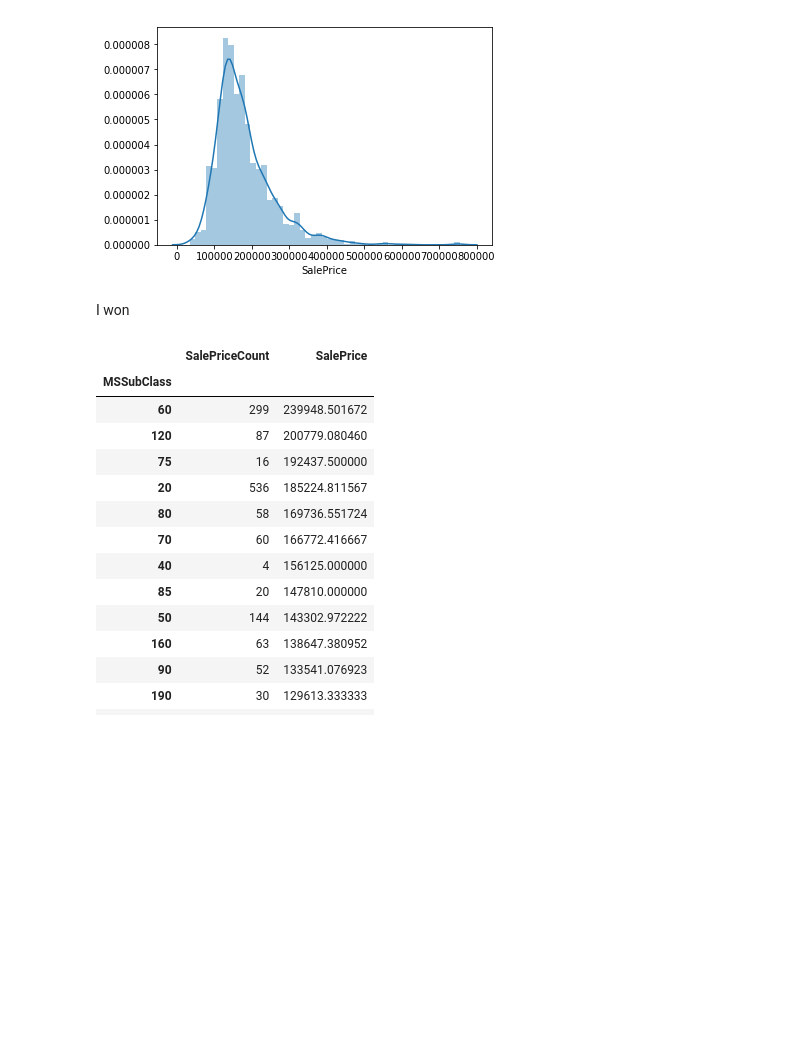
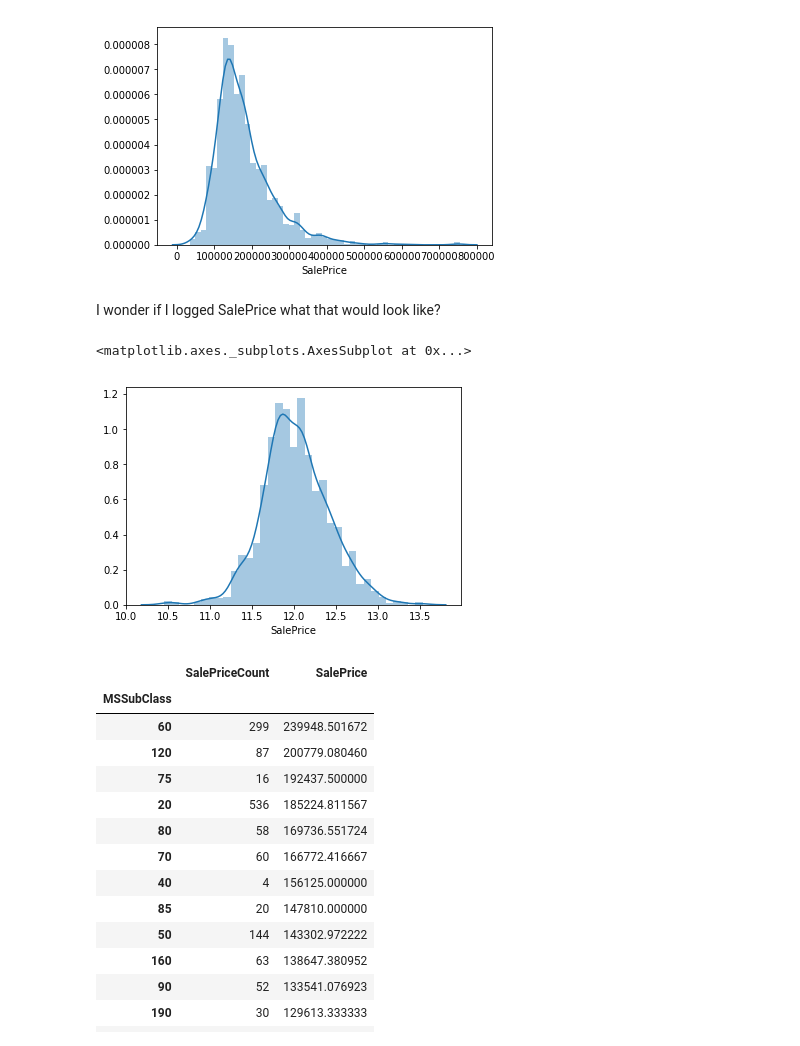
Before and after one commit to D-H/MachineLearningNotes, a Jupyter notebook: Exercises_Kaggle/HousePrices/HousePrices_Submission.ipynb, the cells around one changed output. Saved outputs shown, nothing was run; the diff lists cells and outputs as text; code cells hidden in the pictures; blank space fills up the shorter version.

```diff
--- a/Exercises_Kaggle/HousePrices/HousePrices_Submission.ipynb
+++ b/Exercises_Kaggle/HousePrices/HousePrices_Submission.ipynb
@@ -475,8 +477,14 @@ sns.distplot(datasets[0]["SalePrice"])
 # %% [output]
 <matplotlib.axes._subplots.AxesSubplot at 0x...>
 [figure]
-# %% [markdown]
-I won
+# %% [markdown]
+I wonder if I logged SalePrice what that would look like?
+# %%
+logged_sale_price = np.log(datasets[0]["SalePrice"])
+sns.distplot(logged_sale_price)
+# %% [output]
+<matplotlib.axes._subplots.AxesSubplot at 0x...>
+[figure, added]
 # %%
 grouped_mean = datasets[0][["SalePrice", "MSSubClass"]].groupby("MSSubClass").mean()
 grouped_count = datasets[0][["SalePrice", "MSSubClass"]].groupby("MSSubClass").count()
```
Also changed, not shown: parts of 29 cells of this notebook, 4 other files.
